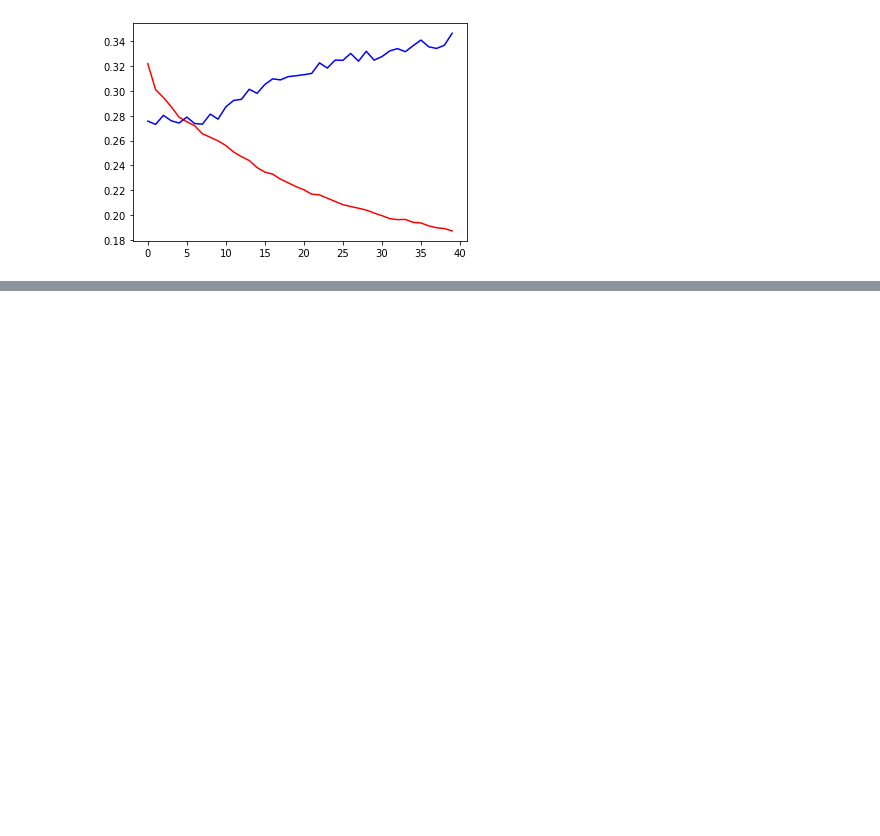
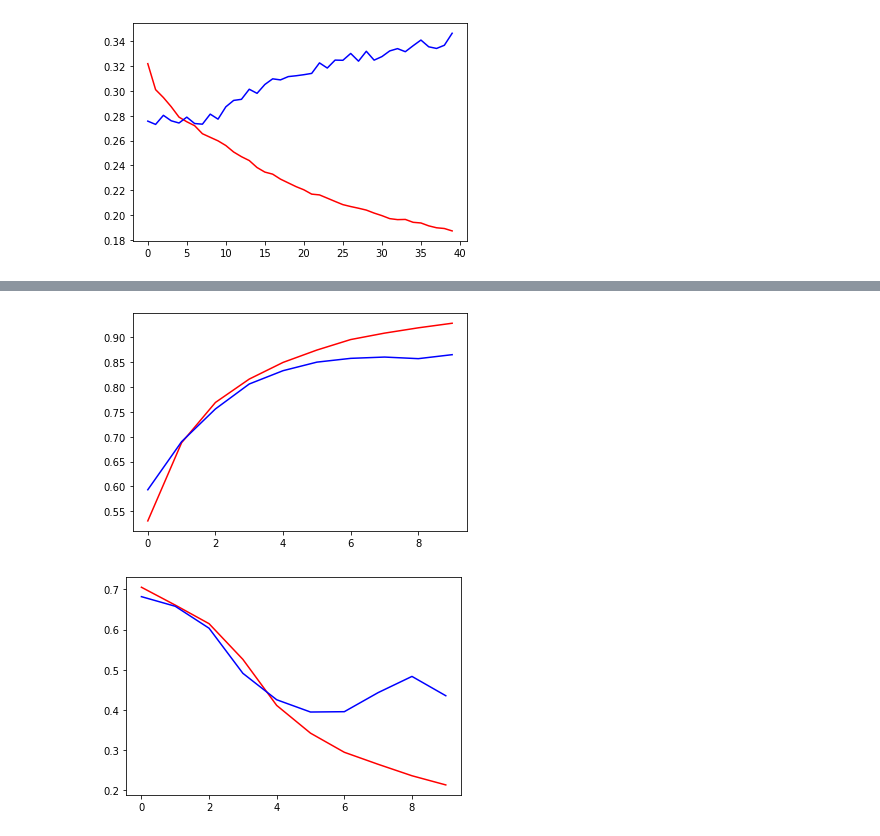
Before and after one commit to office-diet/python_keras_deeplearning, a Jupyter notebook: chapter06-02.ipynb, the cells around one changed output, grey strips where cells are left out. Drawn from its saved outputs; the diff is of its cells as text; code cells hidden in the pictures; blank space fills up the shorter version.

```diff
--- a/chapter06-02.ipynb
+++ b/chapter06-02.ipynb
@@ -437,0 +492,35 @@ with tf.device("/cpu:0"):
+# %%
+from tensorflow.keras.layers import Bidirectional
+import tensorflow as tf
+with tf.device("/cpu:0"):
+    model = Sequential()
+    model.add(Embedding(max_features, 128))
+    model.add(Bidirectional(LSTM(32)))
+    model.add(Dense(1, activation="sigmoid"))
+    model.compile(optimizer="rmsprop", loss="binary_crossentropy", metrics=["acc"])
+    history = model.fit(x_train, y_train, epochs=10, batch_size=128, validation_split=0.2)
+# %%
+from tensorflow.keras.datasets import imdb
+from tensorflow.keras.preprocessing.sequence import pad_sequences
+
+max_feartures = 10000
+max_len = 500
+(x_train, y_train), (x_test, y_test) = imdb.load_data(num_words=max_features)
+x_train = pad_sequences(x_train, maxlen=max_len)
+x_test = pad_sequences(x_test, maxlen=max_len)
+
+from tensorflow.keras.models import Sequential
+from tensorflow.keras.layers import Embedding, Conv1D, MaxPooling1D, GlobalMaxPooling1D, Dense
+from tensorflow.keras.optimizers import RMSprop
+
+with tf.device("/cpu:0"):
+    model = Sequential()
+    model.add(Embedding(max_features, 128, input_length=max_len))
+    model.add(Conv1D(32, 7, activation="relu"))
+    model.add(MaxPooling1D(5))
+    model.add(Conv1D(32, 7, activation="relu"))
+    model.add(GlobalMaxPooling1D())
+    model.add(Dense(1))
+    model.summary()
+    model.compile(optimizer=RMSprop(lr=1e-4), loss="binary_crossentropy", metrics=["acc"])
+    history = model.fit(x_train, y_train, epochs=10, batch_size=128, validation_split=0.2)
@@ -437,0 +545,13 @@ with tf.device("/cpu:0"):
+# %%
+import matplotlib.pyplot as plt
+with tf.device("/cpu:0"):
+    x = range(len(history.history["loss"]))
+    plt.plot(x, history.history["acc"], "r")
+    plt.plot(x, history.history["val_acc"], "b")
+    plt.figure()
+    plt.plot(x, history.history["loss"], "r")
+    plt.plot(x, history.history["val_loss"], "b")
+    plt.show()
+# %% [output]
+[figure, added]
+[figure, added]
```
Also changed, not shown: parts of 5 cells of this notebook.
